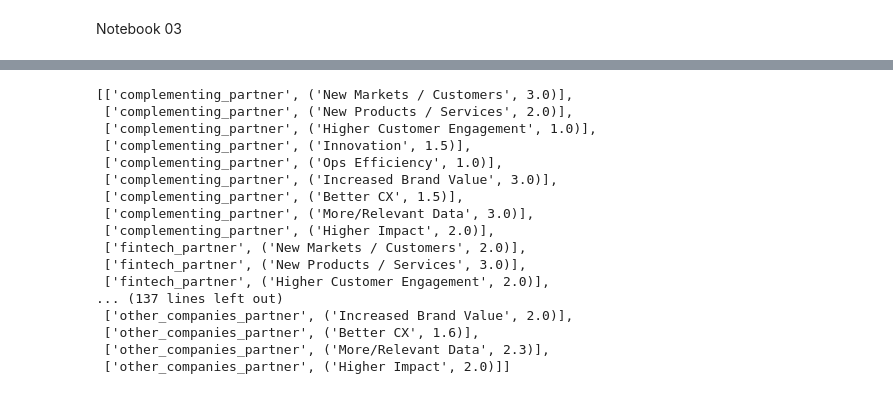
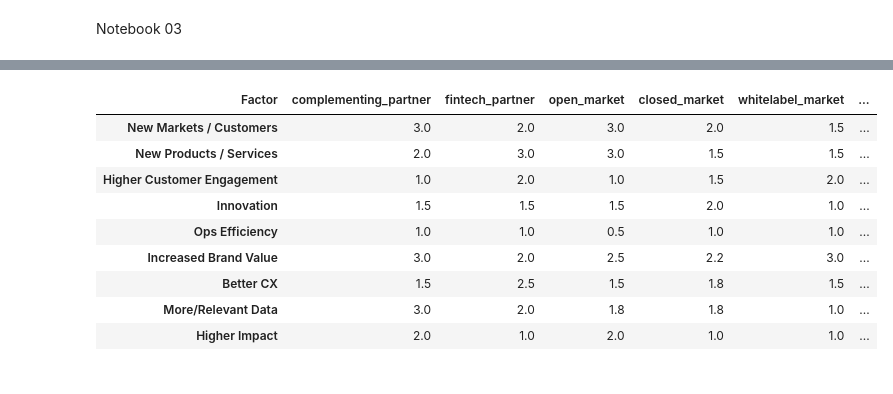
Before and after one commit to ravi-kiran-iiml/Practice, a Jupyter notebook: BM-Model.ipynb, the cells around one changed output, grey strips where cells are left out. Drawn from its saved outputs; the diff is of its cells as text; code cells hidden in the pictures.

```diff
--- a/BM-Model.ipynb
+++ b/BM-Model.ipynb
@@ -135,41 +133,35 @@ upload_score_matrix()
 # %%
 def factor_synergy_dict(*args):
   df = upload_score_matrix()
   df_factor = df.T
   scores_dict = {}
   index_list = list(df_factor.index.values)
   index_list = index_list[1:]
   #print(index_list)
   df_factor.columns = df_factor.iloc[0]
   df_factor = df_factor.drop(df_factor.index[0])
   factors_list = list(df_factor.columns)
   #print(factors_list)
 
   factor_synergy_list = []
 
   for factor in factors_list:
     z = zip(index_list, df_factor[factor])
+    #factor_synergy_list.append([factor,[]])
     for item in list(z):
       factor_synergy_list.append([factor, item])
 
-  return factor_synergy_list
+  return df_factor #factor_synergy_list,
 
 factor_synergy_dict()
 # %% [output]
-[['complementing_partner', ('New Markets / Customers', 3.0)],
- ['complementing_partner', ('New Products / Services', 2.0)],
- ['complementing_partner', ('Higher Customer Engagement', 1.0)],
- ['complementing_partner', ('Innovation', 1.5)],
- ['complementing_partner', ('Ops Efficiency', 1.0)],
- ['complementing_partner', ('Increased Brand Value', 3.0)],
- ['complementing_partner', ('Better CX', 1.5)],
- ['complementing_partner', ('More/Relevant Data', 3.0)],
- ['complementing_partner', ('Higher Impact', 2.0)],
- ['fintech_partner', ('New Markets / Customers', 2.0)],
- ['fintech_partner', ('New Products / Services', 3.0)],
- ['fintech_partner', ('Higher Customer Engagement', 2.0)],
-... (137 lines left out)
- ['other_companies_partner', ('Increased Brand Value', 2.0)],
- ['other_companies_partner', ('Better CX', 1.6)],
- ['other_companies_partner', ('More/Relevant Data', 2.3)],
- ['other_companies_partner', ('Higher Impact', 2.0)]]
+| Factor | complementing_partner | fintech_partner | open_market | closed_market | whitelabel_market | ... |
+| New Markets / Customers | 3.0 | 2.0 | 3.0 | 2.0 | 1.5 | ... |
+| New Products / Services | 2.0 | 3.0 | 3.0 | 1.5 | 1.5 | ... |
+| Higher Customer Engagement | 1.0 | 2.0 | 1.0 | 1.5 | 2.0 | ... |
+| Innovation | 1.5 | 1.5 | 1.5 | 2.0 | 1.0 | ... |
+| Ops Efficiency | 1.0 | 1.0 | 0.5 | 1.0 | 1.0 | ... |
+| Increased Brand Value | 3.0 | 2.0 | 2.5 | 2.2 | 3.0 | ... |
+| Better CX | 1.5 | 2.5 | 1.5 | 1.8 | 1.5 | ... |
+| More/Relevant Data | 3.0 | 2.0 | 1.8 | 1.8 | 1.0 | ... |
+| Higher Impact | 2.0 | 1.0 | 2.0 | 1.0 | 1.0 | ... |
```
Also changed, not shown: parts of 9 cells of this notebook.
